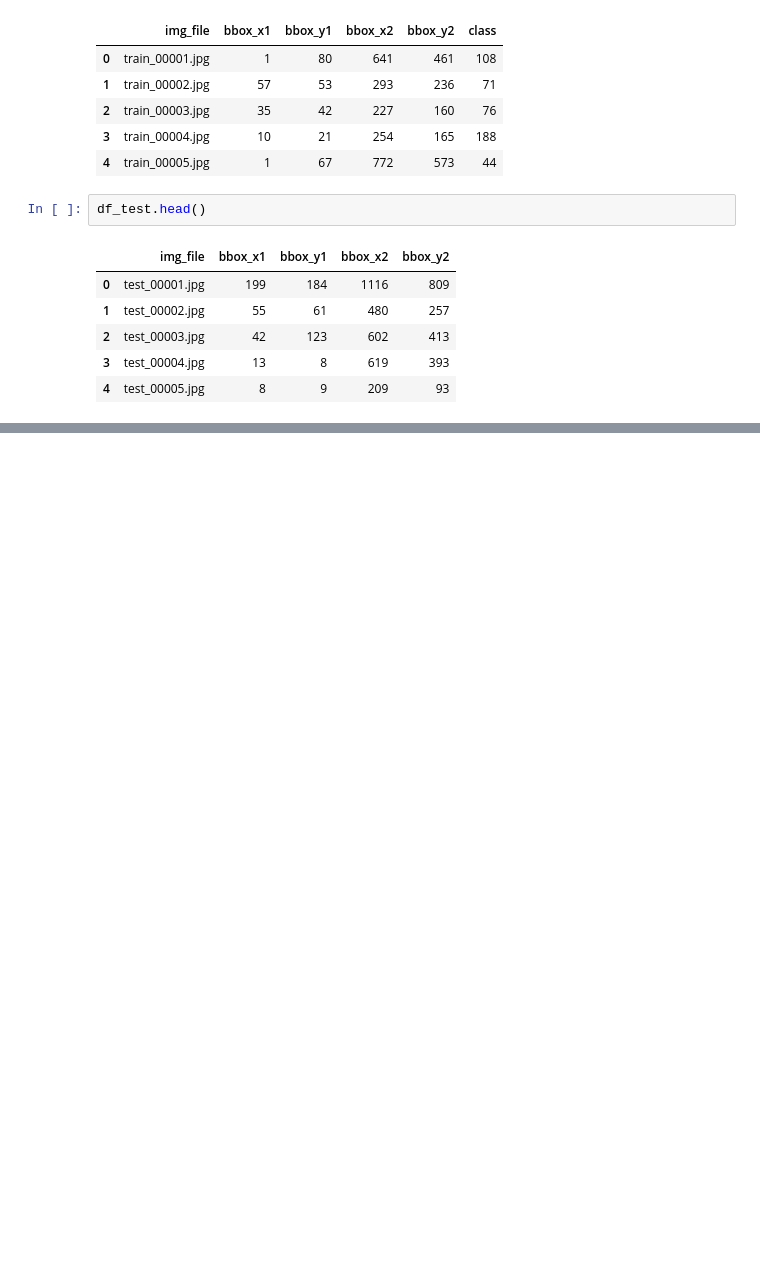
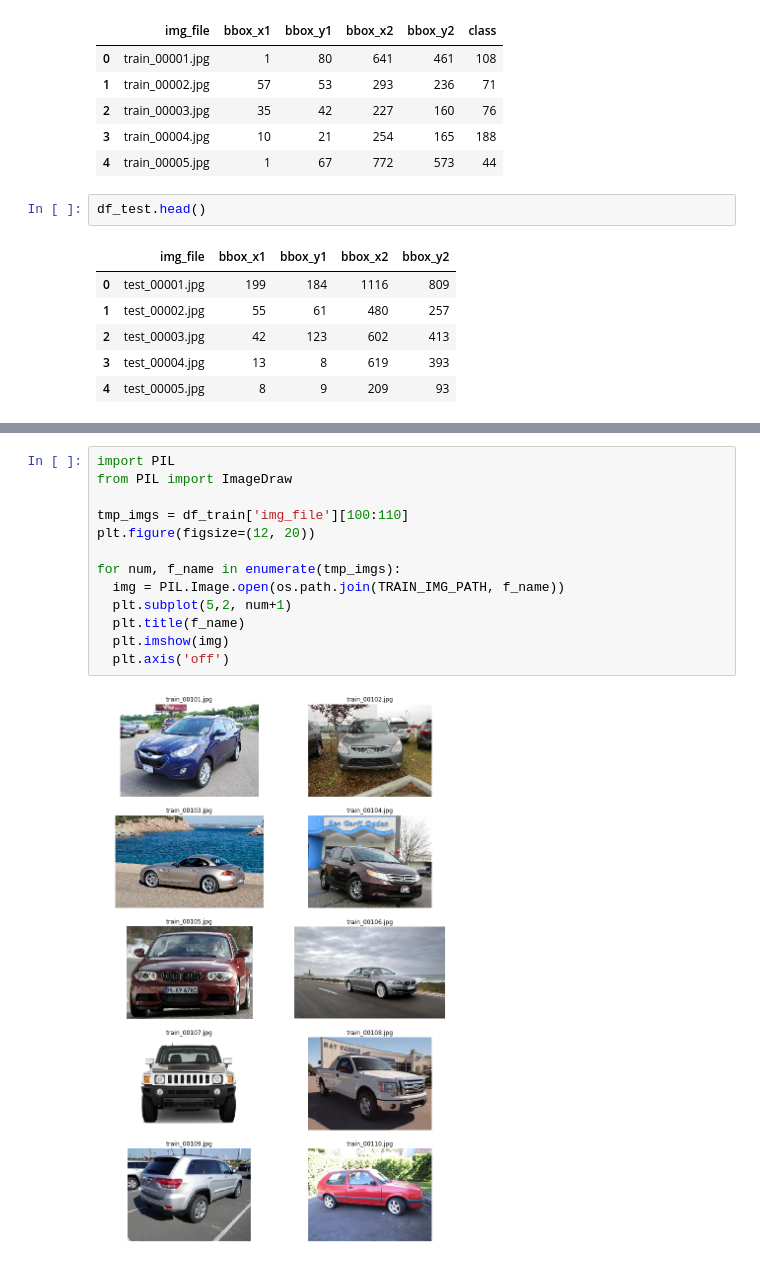
Before and after one commit to jihyunjeongme/data-analysis-kaggle, a Jupyter notebook: [Kaggle_2019_3rd_ML_month_with_KaKR]_자동차_이미지_데이터셋을_이용한_자동차_차종분류.ipynb, the cells around one changed output, grey strips where cells are left out. Cells and saved outputs as stored; diff of their text form; blank space fills up the shorter version.

```diff
--- a/[Kaggle_2019_3rd_ML_month_with_KaKR]_자동차_이미지_데이터셋을_이용한_자동차_차종분류.ipynb
+++ b/[Kaggle_2019_3rd_ML_month_with_KaKR]_자동차_이미지_데이터셋을_이용한_자동차_차종분류.ipynb
@@ -148,0 +213,15 @@ FileNotFoundError: ignored
+# %%
+import PIL
+from PIL import ImageDraw
+
+tmp_imgs = df_train['img_file'][100:110]
+plt.figure(figsize=(12, 20))
+
+for num, f_name in enumerate(tmp_imgs):
+  img = PIL.Image.open(os.path.join(TRAIN_IMG_PATH, f_name))
+  plt.subplot(5,2, num+1)
+  plt.title(f_name)
+  plt.imshow(img)
+  plt.axis('off')
+# %% [output]
+[figure, added]
```
Also changed, not shown: parts of 31 cells of this notebook.
